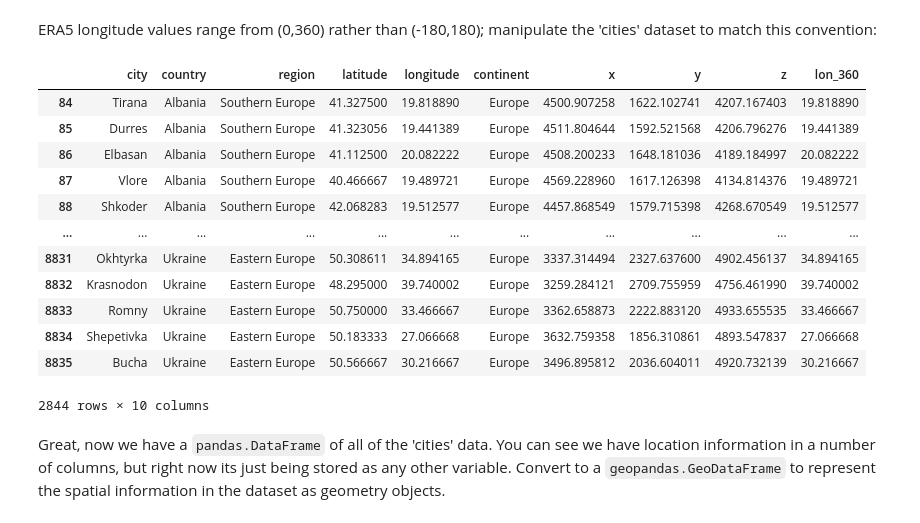
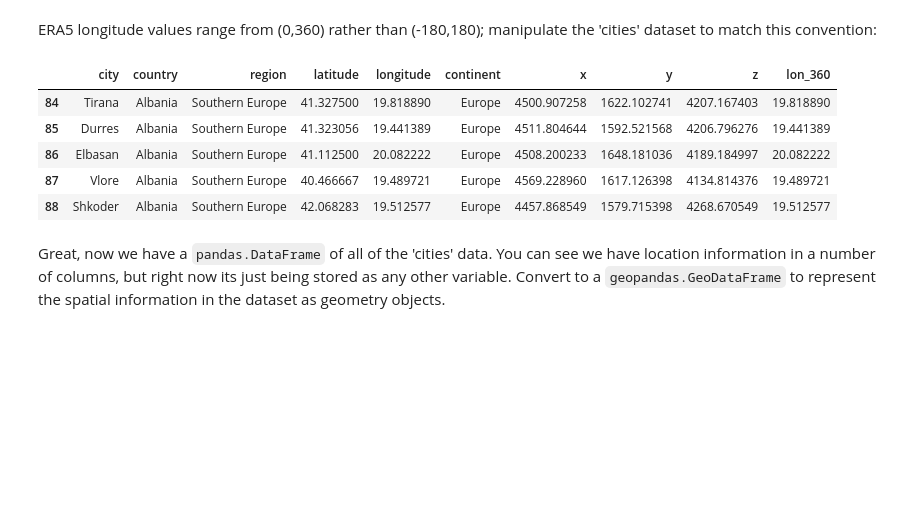
Before and after one commit to e-marshall/vector_datacube, a Jupyter notebook: era5_blog.ipynb, the cells around one changed output. Cells and saved outputs as stored; diff of their text form; code cells hidden in the pictures; blank space fills up the shorter version.

```diff
--- a/era5_blog.ipynb
+++ b/era5_blog.ipynb
@@ -173,21 +176,14 @@ cities_df['lon_360'] = cities_df.apply(lon_360, axis=1)
 # %%
 cities_eur = cities_df.loc[cities_df['continent'] == 'Europe']
 # %%
-cities_eur
+cities_eur.head()
 # %% [output]
 |  | city | country | region | latitude | longitude | continent | x | y | z | lon_360 |
 | 84 | Tirana | Albania | Southern Europe | 41.327500 | 19.818890 | Europe | 4500.907258 | 1622.102741 | 4207.167403 | 19.818890 |
 | 85 | Durres | Albania | Southern Europe | 41.323056 | 19.441389 | Europe | 4511.804644 | 1592.521568 | 4206.796276 | 19.441389 |
 | 86 | Elbasan | Albania | Southern Europe | 41.112500 | 20.082222 | Europe | 4508.200233 | 1648.181036 | 4189.184997 | 20.082222 |
 | 87 | Vlore | Albania | Southern Europe | 40.466667 | 19.489721 | Europe | 4569.228960 | 1617.126398 | 4134.814376 | 19.489721 |
 | 88 | Shkoder | Albania | Southern Europe | 42.068283 | 19.512577 | Europe | 4457.868549 | 1579.715398 | 4268.670549 | 19.512577 |
-| ... | ... | ... | ... | ... | ... | ... | ... | ... | ... | ... |
-| 8831 | Okhtyrka | Ukraine | Eastern Europe | 50.308611 | 34.894165 | Europe | 3337.314494 | 2327.637600 | 4902.456137 | 34.894165 |
-| 8832 | Krasnodon | Ukraine | Eastern Europe | 48.295000 | 39.740002 | Europe | 3259.284121 | 2709.755959 | 4756.461990 | 39.740002 |
-| 8833 | Romny | Ukraine | Eastern Europe | 50.750000 | 33.466667 | Europe | 3362.658873 | 2222.883120 | 4933.655535 | 33.466667 |
-| 8834 | Shepetivka | Ukraine | Eastern Europe | 50.183333 | 27.066668 | Europe | 3632.759358 | 1856.310861 | 4893.547837 | 27.066668 |
-| 8835 | Bucha | Ukraine | Eastern Europe | 50.566667 | 30.216667 | Europe | 3496.895812 | 2036.604011 | 4920.732139 | 30.216667 |
-2844 rows × 10 columns
 # %% [markdown]
 Great, now we have a `pandas.DataFrame` of all of the 'cities' data. You can see we have location information in a number of columns, but right now its just being stored as any other variable. Convert to a `geopandas.GeoDataFrame` to represent the spatial information in the dataset as geometry objects.
 # %%
```
Also changed, not shown: parts of 8 cells of this notebook.
